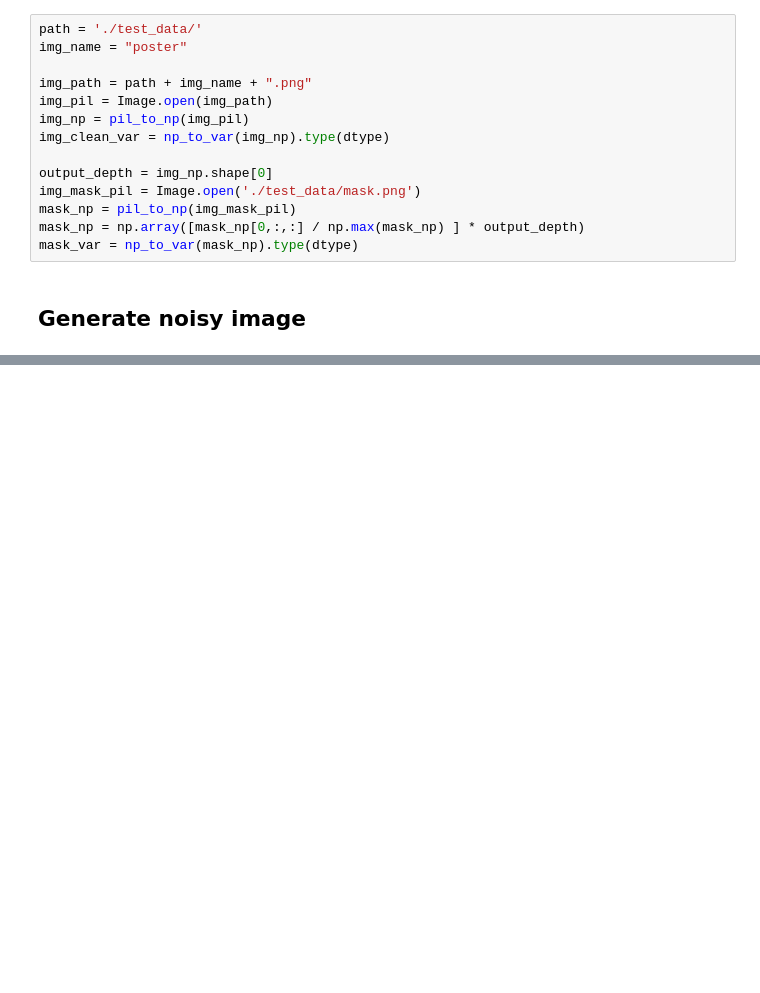
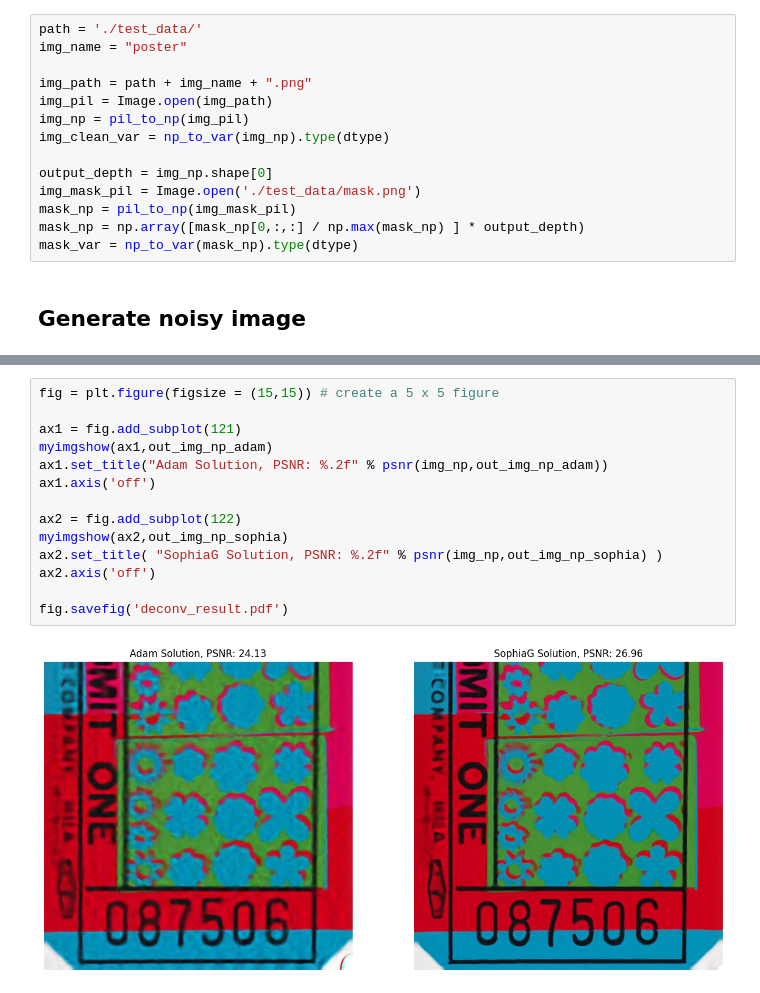
Before and after one commit to nathan-rousselot/deep-decoder-sophia, a Jupyter notebook: deconvolution.ipynb, the cells around one changed output, grey strips where cells are left out. Saved outputs shown, nothing was run; the diff lists cells and outputs as text; blank space fills up the shorter version.

```diff
--- a/deconvolution.ipynb
+++ b/deconvolution.ipynb
@@ -149,0 +164,16 @@ ax3.axis('off')
+# %%
+fig = plt.figure(figsize = (15,15)) # create a 5 x 5 figure
+
+ax1 = fig.add_subplot(121)
+myimgshow(ax1,out_img_np_adam)
+ax1.set_title("Adam Solution, PSNR: %.2f" % psnr(img_np,out_img_np_adam))
+ax1.axis('off')
+
+ax2 = fig.add_subplot(122)
+myimgshow(ax2,out_img_np_sophia)
+ax2.set_title( "SophiaG Solution, PSNR: %.2f" % psnr(img_np,out_img_np_sophia) )
+ax2.axis('off')
+
+fig.savefig('deconv_result.pdf')
+# %% [output]
+[figure, added]
```
Also changed, not shown: parts of 5 cells of this notebook, 1 other file.
